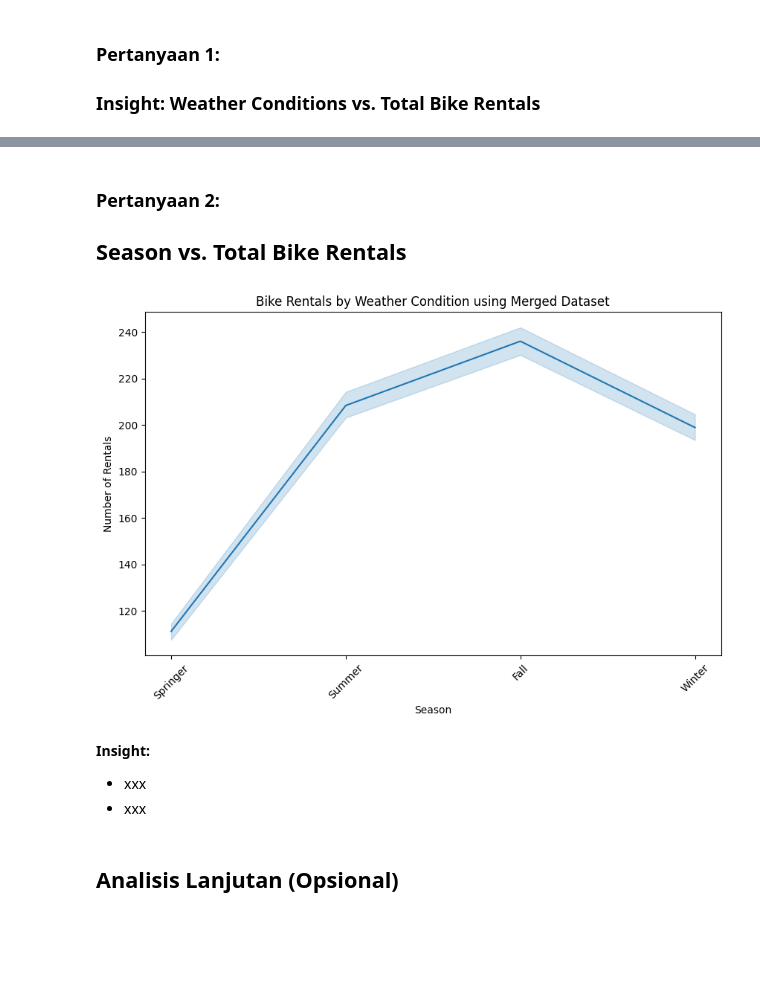
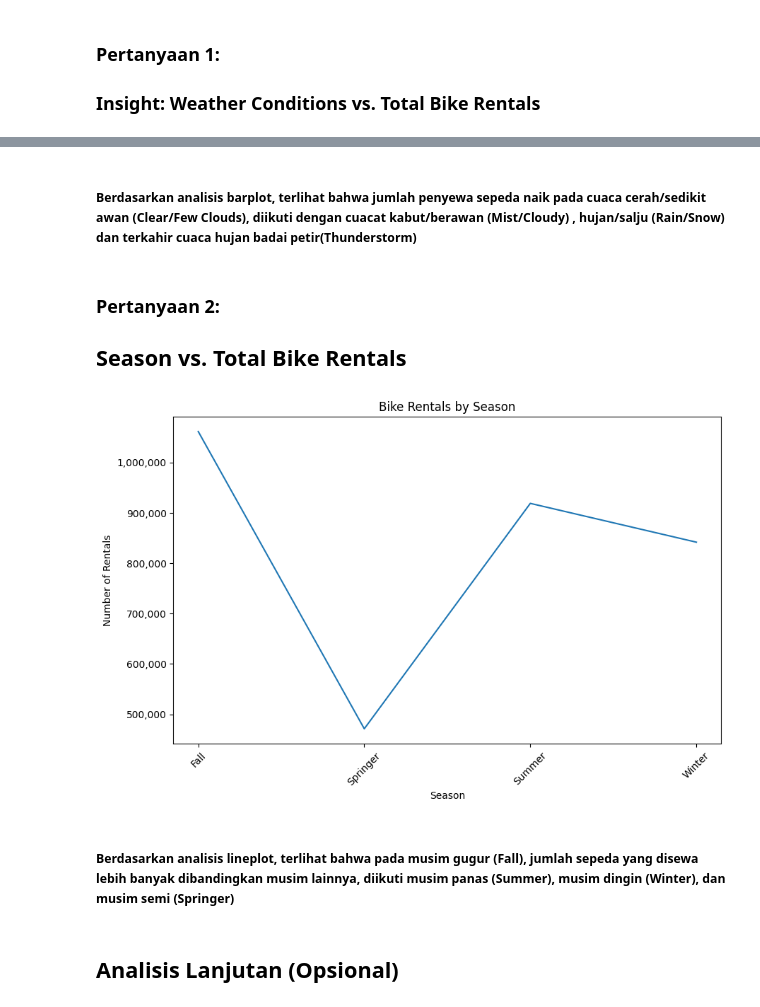
Before and after one commit to NukhuGama/Basic-Data-Analyst-Last-Project, a Jupyter notebook: notebook.ipynb, the cells around one changed output, grey strips where cells are left out. Saved outputs shown, nothing was run; the diff lists cells and outputs as text; code cells hidden in the pictures; blank space fills up the shorter version.

```diff
--- a/notebook.ipynb
+++ b/notebook.ipynb
@@ -382,36 +400,50 @@ plt.show()
+# %% [markdown]
+##### Berdasarkan analisis barplot, terlihat bahwa  jumlah penyewa sepeda naik pada cuaca cerah/sedikit awan (Clear/Few Clouds), diikuti dengan cuacat kabut/berawan (Mist/Cloudy) , hujan/salju (Rain/Snow) dan terkahir cuaca hujan badai petir(Thunderstorm)
 # %% [markdown]
 ### Pertanyaan 2:
 ## Season vs. Total Bike Rentals
 # %%
 import pandas as pd
 import matplotlib.pyplot as plt
 import seaborn as sns
+from matplotlib.ticker import FuncFormatter
 
 # Pemetaan kondisi musim ke label yang mudah dibaca
 season_desc = {
     1: 'Springer',
     2: 'Summer',
     3: 'Fall',
     4: 'Winter'
 }
 
 # Terapkan pemetaan langsung ke kolom 'season'
 df_all['season'] = df_all['season'].map(season_desc)
 
-# Buat plot garis untuk menunjukkan distribusi penyewaan sepeda berdasarkan kondisi musim
+# Kelompokkan berdasarkan kolom 'season' yang baru dan agregasikan jumlah sepeda
+df_all_season = df_all.groupby("season")["cnt"].sum().reset_index()
+
+#Ganti nama kolom 'cnt' menjadi 'total_bike_count'.
+df_all_season.rename(columns={
+    "cnt": "total_bike_count"
+}, inplace=True)
+
+# Buatlah grafik garis untuk menunjukkan penyewaan sepeda berdasarkan musim.
 plt.figure(figsize=(10, 6))
-sns.lineplot(x='season', y='cnt', data=df_all)
-plt.title('Bike Rentals by Weather Condition using Merged Dataset')
+sns.lineplot(x='season', y='total_bike_count', data=df_all_season)
+
+# Memformat sumbu y untuk menampilkan angka tanpa notasi ilmiah (1e6 -> 1.000.000).
+formatter = FuncFormatter(lambda x, pos: '{:,.0f}'.format(x))  # Menambahkan koma untuk ribuan
+plt.gca().yaxis.set_major_formatter(formatter)
+
+plt.title('Bike Rentals by Season')
 plt.xlabel('Season')
 plt.ylabel('Number of Rentals')
 plt.xticks(rotation=45)
 plt.show()
 # %% [output]
-[figure, old version]
+[figure, new version]
-# %% [markdown]
-**Insight:**
-- xxx
-- xxx
+# %% [markdown]
+##### Berdasarkan analisis lineplot, terlihat bahwa pada musim gugur (Fall), jumlah sepeda yang disewa lebih banyak dibandingkan musim lainnya, diikuti musim panas (Summer), musim dingin (Winter), dan musim semi (Springer)
 # %% [markdown]
 ## Analisis Lanjutan (Opsional)
 # %% [markdown]
```
Also changed, not shown: parts of 11 cells of this notebook, 1 other file.
